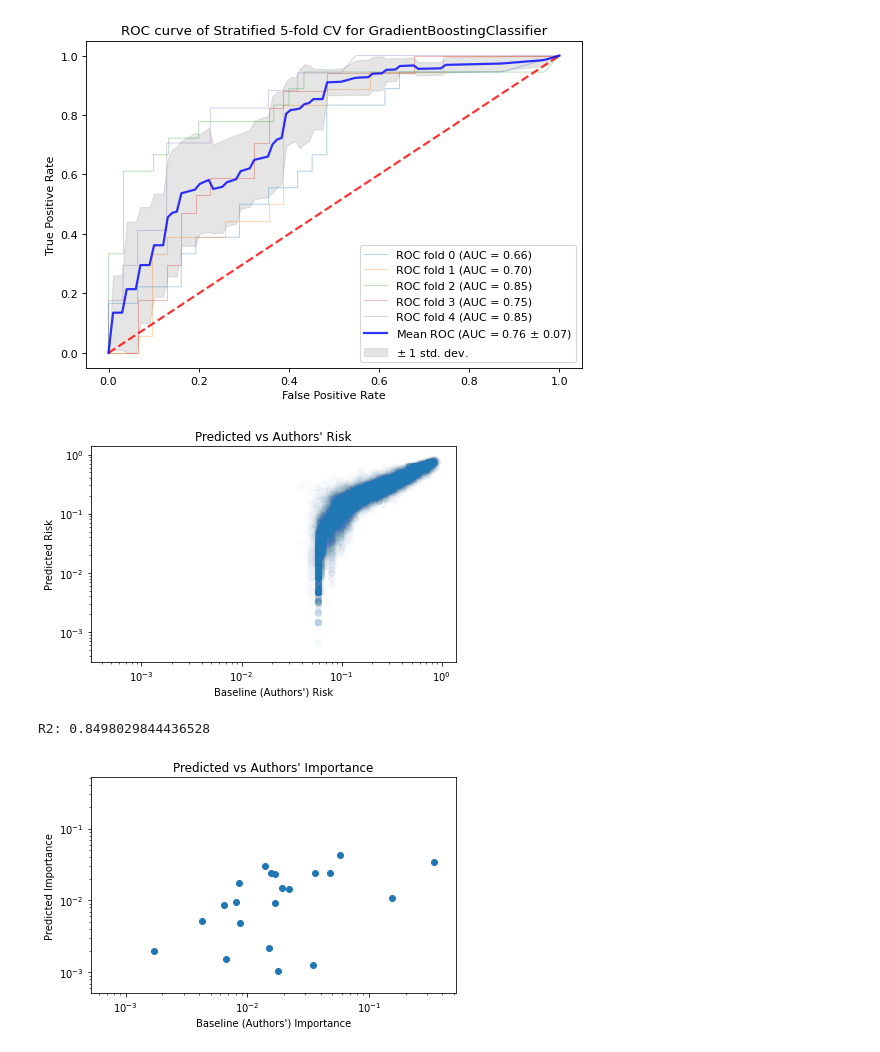
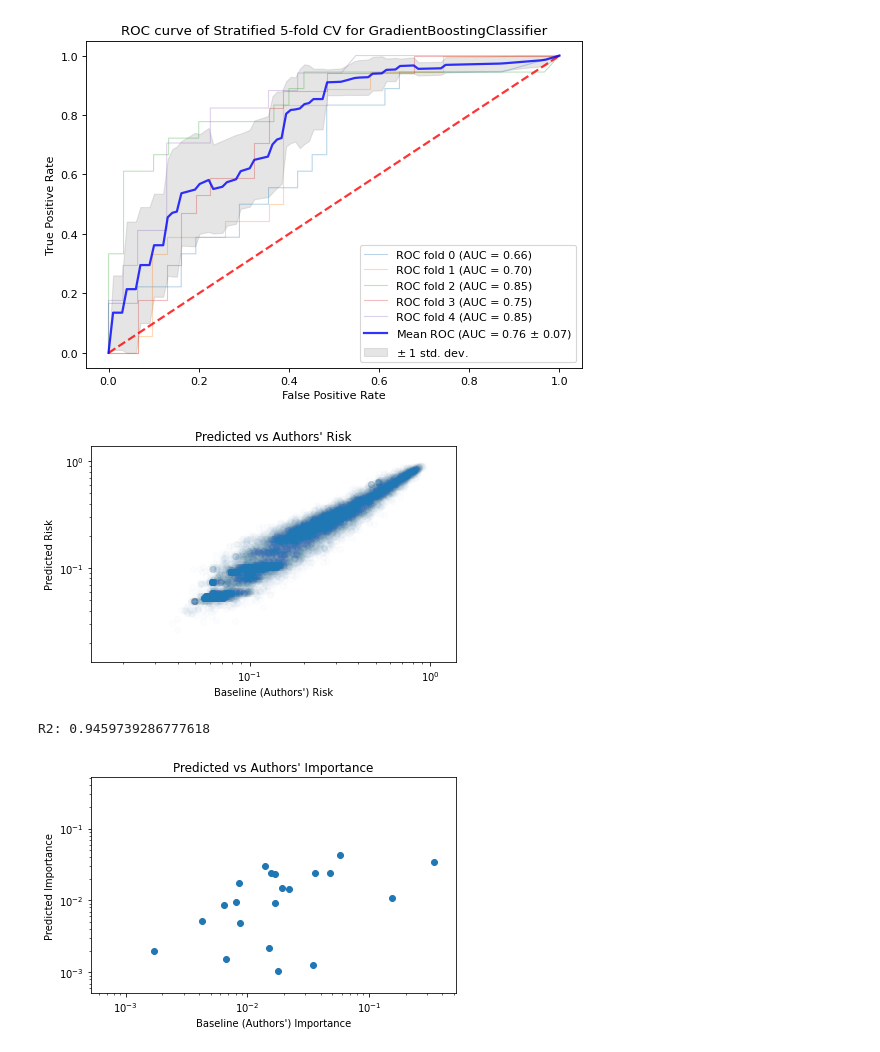
Before and after one commit to stefanbielmeier/cs194-compgen, a Jupyter notebook: 00_finalproject/2_model/CS194_Project_Code.ipynb, the cells around one changed output. Drawn from its saved outputs; the diff is of its cells as text; code cells hidden in the pictures.

Commit message:
fix plot

```diff
--- a/00_finalproject/2_model/CS194_Project_Code.ipynb
+++ b/00_finalproject/2_model/CS194_Project_Code.ipynb
@@ -693,22 +693,22 @@ gbc_feats_week, gbc_risk_week = gbc_trainer_new.predict()
 # %%
 #Compare A-Risk scores of Gradient Boosting on Original Dataset with augmented dataset
 risk_ = pd.merge(
     gbc_risk_week,
     baseline_risk_scores,
     how='inner',
     left_index=True,
     right_index=True,
     suffixes=('', '_baseline')
     )
 plot_compare_baseline(
-    data=risk__rf_combined_baseline,
+    data=risk_,
     baseline_colname='Frisk',
     pred_colname='Risk',
     alpha=0.01
     )
 # %% [output]
-[figure, old version]
+[figure, new version]
-R2: 0.8498029844436528
+R2: 0.9459739286777618
 # %%
 #Compare Feature Importance of Gradient Boosting on Original Dataset with Augment Dataset
 feats__rf_combined_baseline = pd.merge(
```
Also changed, not shown: 1 other file.
